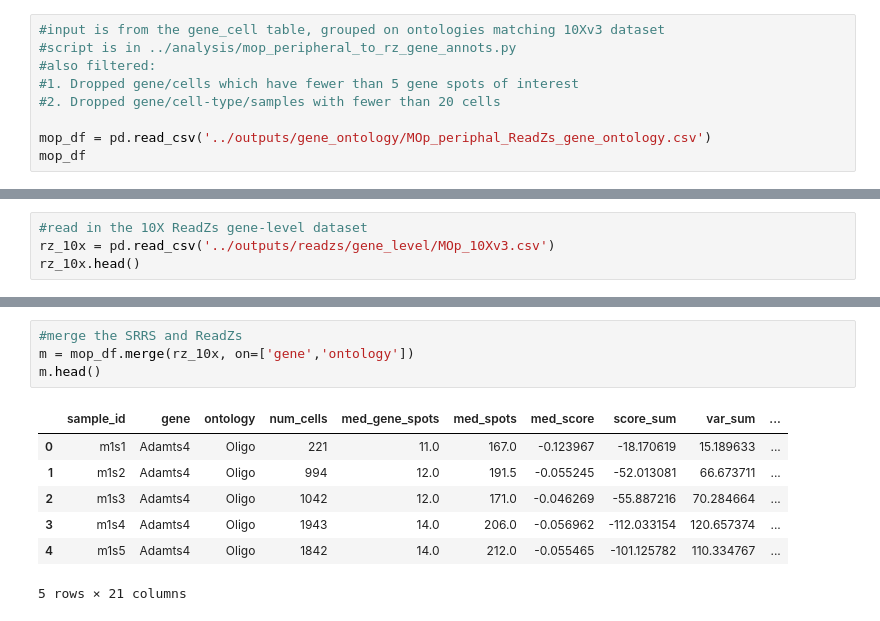
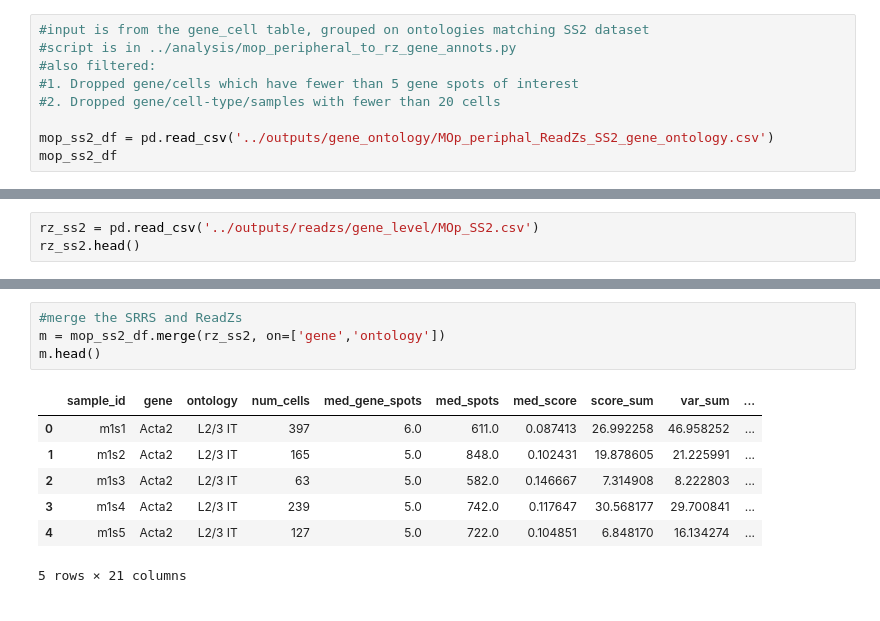
Before and after one commit to salzman-lab/SPRAWL, a Jupyter notebook: analysis/peripheral_readzs_srrs_gene_level_correlations.ipynb, the cells around one changed output, grey strips where cells are left out. Saved outputs shown, nothing was run; the diff lists cells and outputs as text.

```diff
--- a/analysis/peripheral_readzs_srrs_gene_level_correlations.ipynb
+++ b/analysis/peripheral_readzs_srrs_gene_level_correlations.ipynb
@@ -13,12 +225,12 @@ from scipy import stats
 # %%
-#input is from the gene_cell table, grouped on ontologies matching 10Xv3 dataset
+#input is from the gene_cell table, grouped on ontologies matching SS2 dataset
 #script is in ../analysis/mop_peripheral_to_rz_gene_annots.py
 #also filtered:
 #1. Dropped gene/cells which have fewer than 5 gene spots of interest
 #2. Dropped gene/cell-type/samples with fewer than 20 cells
 
-mop_df = pd.read_csv('../outputs/gene_ontology/MOp_periphal_ReadZs_gene_ontology.csv')
-mop_df
+mop_ss2_df = pd.read_csv('../outputs/gene_ontology/MOp_periphal_ReadZs_SS2_gene_ontology.csv')
+mop_ss2_df
 # %% [output]
 |  | sample_id | gene | ontology | num_cells | med_gene_spots | med_spots | med_score | score_sum | var_sum | ... |
 | 0 | m1s1 | Acta2 | L2/3 IT | 397 | 6.0 | 611.0 | 0.087413 | 26.992258 | 46.958252 | ... |
@@ -36,6 +248,5 @@ mop_df
 # %%
-#read in the 10X ReadZs gene-level dataset
-rz_10x = pd.read_csv('../outputs/readzs/gene_level/MOp_10Xv3.csv')
-rz_10x.head()
+rz_ss2 = pd.read_csv('../outputs/readzs/gene_level/MOp_SS2.csv')
+rz_ss2.head()
 # %% [output]
 |  | gene | window | ontology | sum_counts_per_window_per_ont | med_counts_per_window_per_ont | median_z_scaled | chi2_p_val | ... |
@@ -47,14 +258,14 @@ rz_10x.head()
 # %%
 #merge the SRRS and ReadZs
-m = mop_df.merge(rz_10x, on=['gene','ontology'])
+m = mop_ss2_df.merge(rz_ss2, on=['gene','ontology'])
 m.head()
 # %% [output]
 |  | sample_id | gene | ontology | num_cells | med_gene_spots | med_spots | med_score | score_sum | var_sum | ... |
-| 0 | m1s1 | Adamts4 | Oligo | 221 | 11.0 | 167.0 | -0.123967 | -18.170619 | 15.189633 | ... |
-| 1 | m1s2 | Adamts4 | Oligo | 994 | 12.0 | 191.5 | -0.055245 | -52.013081 | 66.673711 | ... |
-| 2 | m1s3 | Adamts4 | Oligo | 1042 | 12.0 | 171.0 | -0.046269 | -55.887216 | 70.284664 | ... |
-| 3 | m1s4 | Adamts4 | Oligo | 1943 | 14.0 | 206.0 | -0.056962 | -112.033154 | 120.657374 | ... |
-| 4 | m1s5 | Adamts4 | Oligo | 1842 | 14.0 | 212.0 | -0.055465 | -101.125782 | 110.334767 | ... |
+| 0 | m1s1 | Acta2 | L2/3 IT | 397 | 6.0 | 611.0 | 0.087413 | 26.992258 | 46.958252 | ... |
+| 1 | m1s2 | Acta2 | L2/3 IT | 165 | 5.0 | 848.0 | 0.102431 | 19.878605 | 21.225991 | ... |
+| 2 | m1s3 | Acta2 | L2/3 IT | 63 | 5.0 | 582.0 | 0.146667 | 7.314908 | 8.222803 | ... |
+| 3 | m1s4 | Acta2 | L2/3 IT | 239 | 5.0 | 742.0 | 0.117647 | 30.568177 | 29.700841 | ... |
+| 4 | m1s5 | Acta2 | L2/3 IT | 127 | 5.0 | 722.0 | 0.104851 | 6.848170 | 16.134274 | ... |
 5 rows × 21 columns
 # %%
 #calculate pearson correlations and BH corrected p-values
```
Also changed, not shown: parts of 25 cells of this notebook, 15 other files.
